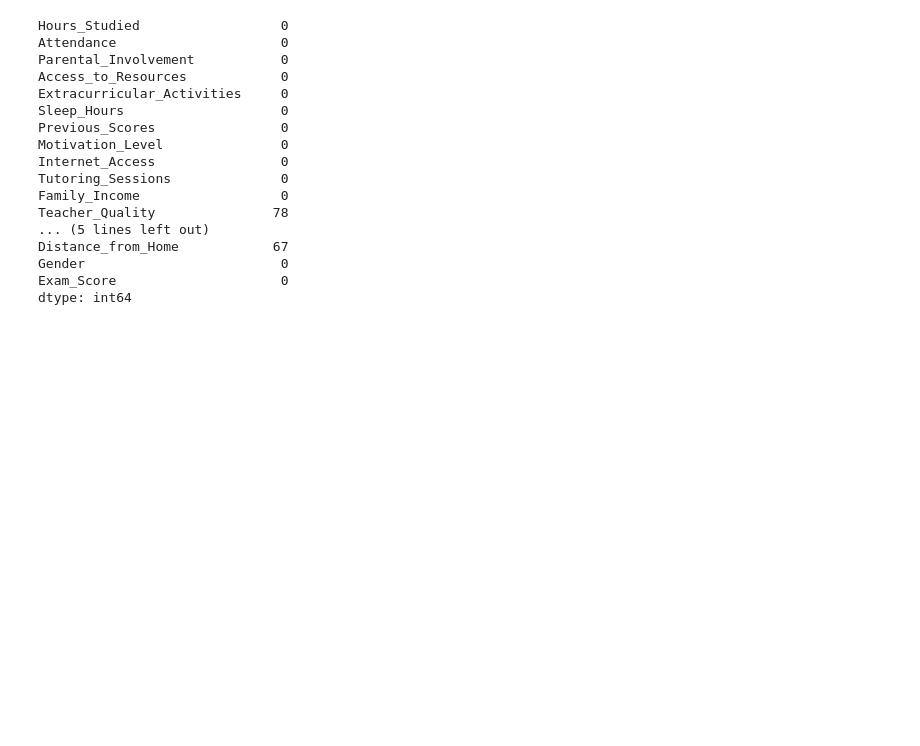
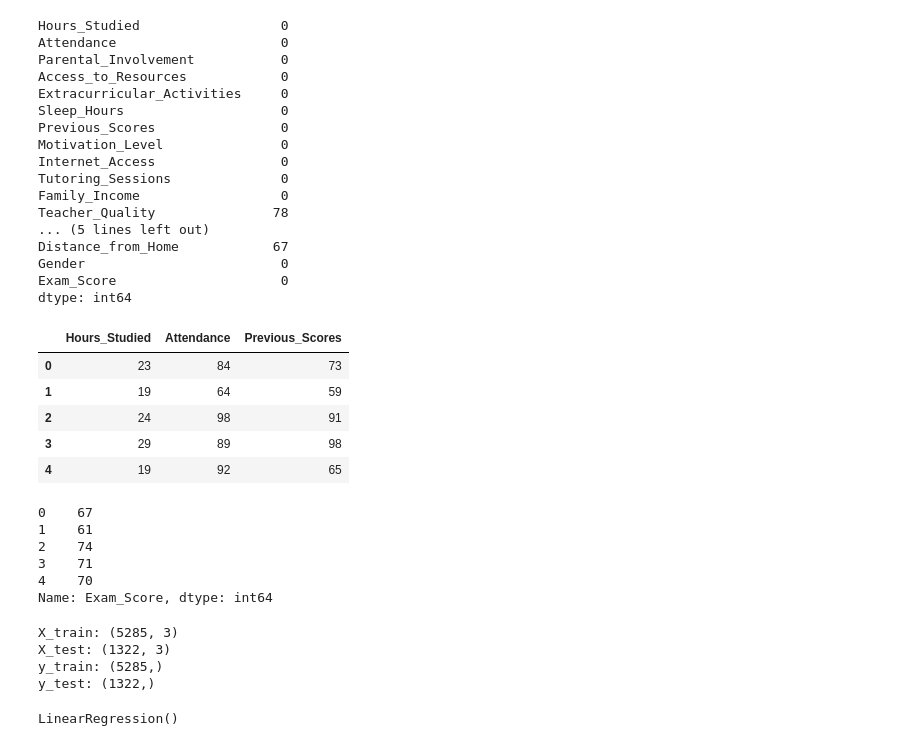
Before and after one commit to mdsohailalam0805-collab/ML-30-Day-Challenge, a Jupyter notebook: Day-03-Multiple-Linear-Regression-Student-Score/student_score_prediction.ipynb, the cells around one changed output. Drawn from its saved outputs; the diff is of its cells as text; code cells hidden in the pictures; blank space fills up the shorter version.

```diff
--- a/Day-03-Multiple-Linear-Regression-Student-Score/student_score_prediction.ipynb
+++ b/Day-03-Multiple-Linear-Regression-Student-Score/student_score_prediction.ipynb
@@ -83,3 +83,24 @@ Distance_from_Home            67
 Gender                         0
 Exam_Score                     0
 dtype: int64
+# %%
+X = df[['Hours_Studied', 'Attendance', 'Previous_Scores']]
+y = df["Exam_Score"]
+# %%
+X.head()
+# %% [output]
+|  | Hours_Studied | Attendance | Previous_Scores |
+| 0 | 23 | 84 | 73 |
+| 1 | 19 | 64 | 59 |
+| 2 | 24 | 98 | 91 |
+| 3 | 29 | 89 | 98 |
+| 4 | 19 | 92 | 65 |
+# %%
+y.head()
+# %% [output]
+0    67
+1    61
+2    74
+3    71
+4    70
+Name: Exam_Score, dtype: int64
@@ -85,0 +109,10 @@ dtype: int64
+# %%
+print("X_train:" , X_train.shape)
+print("X_test:" , X_test.shape)
+print("y_train:" , y_train.shape)
+print("y_test:" , y_test.shape)
+# %% [output]
+X_train: (5285, 3)
+X_test: (1322, 3)
+y_train: (5285,)
+y_test: (1322,)
@@ -85,0 +121,4 @@ dtype: int64
+# %%
+model.fit(X_train, y_train)
+# %% [output]
+LinearRegression()
```
Also changed, not shown: parts of 3 cells of this notebook.
